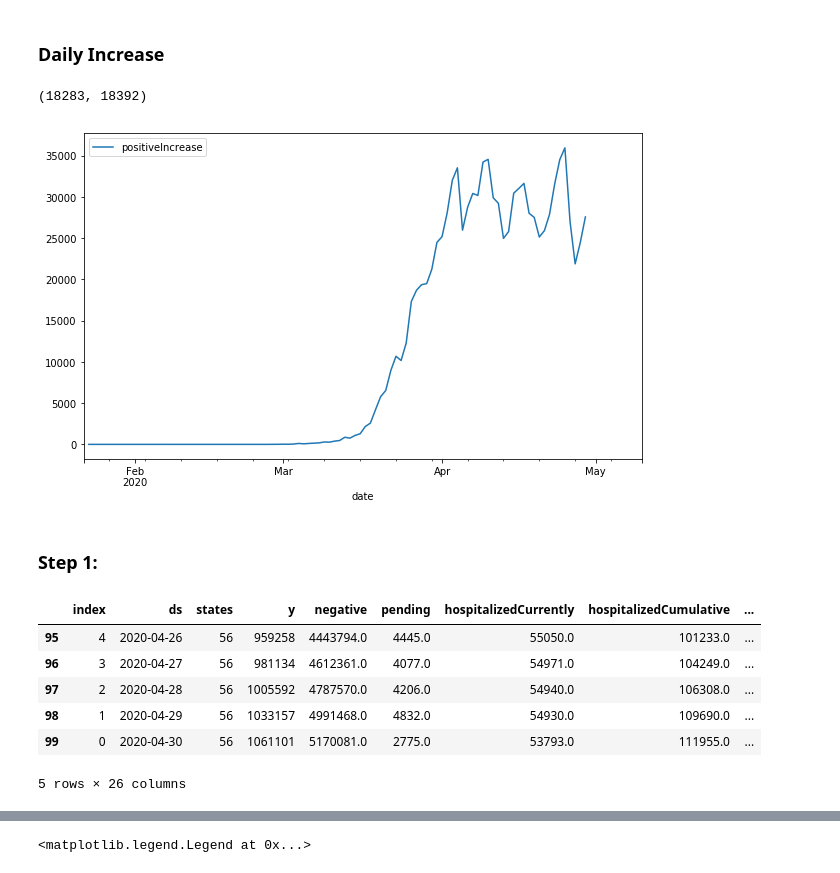
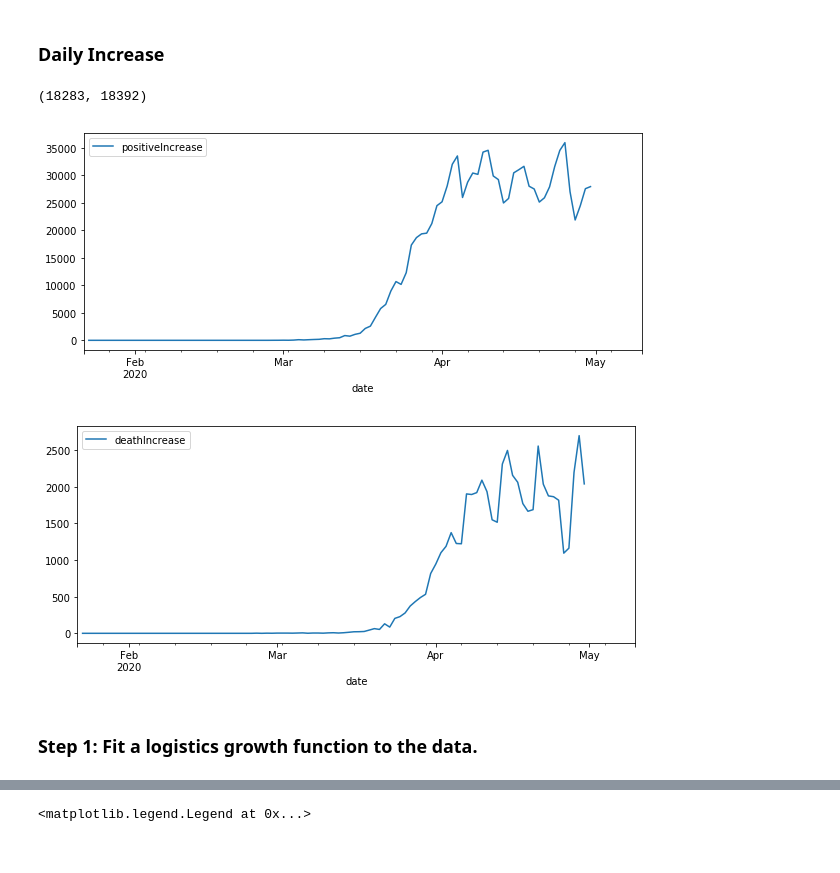
Before and after one commit to RileyWClarke/MLTSA_COVID19, a Jupyter notebook: Covid-19-US.ipynb, the cells around one changed output, grey strips where cells are left out. Saved outputs shown, nothing was run; the diff lists cells and outputs as text; code cells hidden in the pictures.

```diff
--- a/Covid-19-US.ipynb
+++ b/Covid-19-US.ipynb
@@ -55,14 +76,19 @@ Timestamp('2020-01-22 00:00:00')
 # %% [markdown]
 ### Daily Increase
 # %%
-fig,ax=plt.subplots(figsize=(10,6))
-c19_all_us[1:].plot(x='date',y='positiveIncrease',ax=ax)
+fig,ax=plt.subplots(figsize=(10,4))
+c19_all_us.plot(x='date',y='positiveIncrease',ax=ax)
 ax.set_xlim(c19_all_us['date'].iloc[-1], pd.Timestamp('2020-05-10'))
+
+fig,ax=plt.subplots(figsize=(10,4))
+c19_all_us.plot(x='date',y='deathIncrease',ax=ax)
+ax.set_xlim(c19_all_us['date'].iloc[-1], pd.Timestamp('2020-05-10'))
 # %% [output]
 (18283, 18392)
-[figure, old version]
+[figure, new version]
+[figure, added]
-# %% [markdown]
-### Step 1:
+# %% [markdown]
+### Step 1: Fit a logistics growth function to the data.
 # %%
 def func_logistic(t, a, b, c):
     return c / (1 + a * np.exp(-b*t))
@@ -70,12 +96,4 @@ def func_logistic(t, a, b, c):
 from scipy.optimize import curve_fit
 # %%
 confirmed_data=c19_all_us[::-1].reset_index().rename(columns={'date':'ds','positive':'y'})
-confirmed_data.tail()
+death_data = c19_all_us[::-1].reset_index().rename(columns={'date':'ds','death':'y'})
-# %% [output]
-|  | index | ds | states | y | negative | pending | hospitalizedCurrently | hospitalizedCumulative | ... |
-| 95 | 4 | 2020-04-26 | 56 | 959258 | 4443794.0 | 4445.0 | 55050.0 | 101233.0 | ... |
-| 96 | 3 | 2020-04-27 | 56 | 981134 | 4612361.0 | 4077.0 | 54971.0 | 104249.0 | ... |
-| 97 | 2 | 2020-04-28 | 56 | 1005592 | 4787570.0 | 4206.0 | 54940.0 | 106308.0 | ... |
-| 98 | 1 | 2020-04-29 | 56 | 1033157 | 4991468.0 | 4832.0 | 54930.0 | 109690.0 | ... |
-| 99 | 0 | 2020-04-30 | 56 | 1061101 | 5170081.0 | 2775.0 | 53793.0 | 111955.0 | ... |
-5 rows × 26 columns
```
Also changed, not shown: parts of 19 cells of this notebook, 1 other file.
